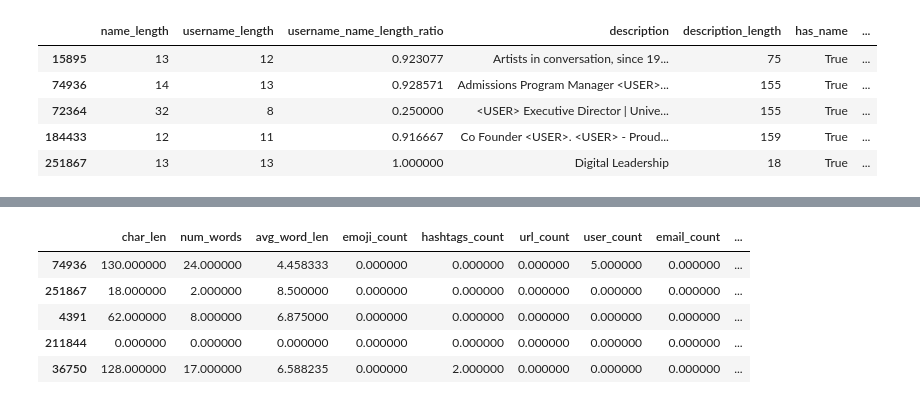
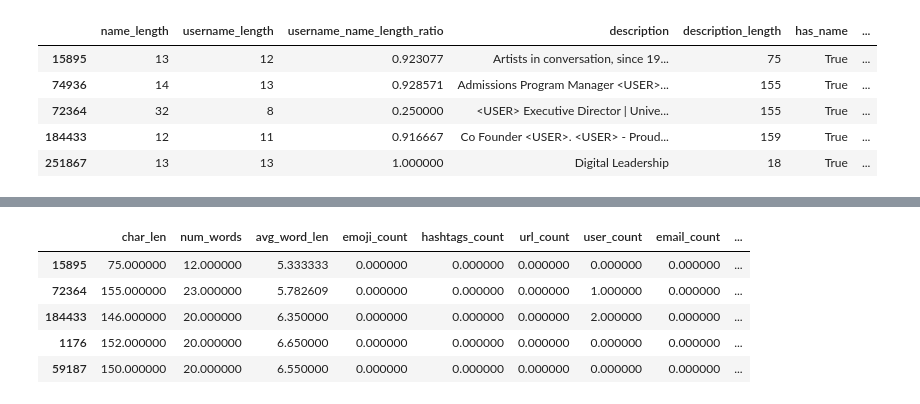
Before and after one commit to julwdo/thesis, a Jupyter notebook: 01_codes/03_nlp_project_main_old.ipynb, the cells around one changed output, grey strips where cells are left out. Saved outputs shown, nothing was run; the diff lists cells and outputs as text; code cells hidden in the pictures.

```diff
--- a/01_codes/03_nlp_project_main_old.ipynb
+++ b/01_codes/03_nlp_project_main_old.ipynb
@@ -1417,15 +1417,27 @@ digit_pattern = r"\d"
 uppercase_pattern = r"[A-Z]"
 
 def compute_description_features(text):
-  if not isinstance(text, str):
-    text = ""
+  if not isinstance(text, str) or text.strip() == "":
+    return {
+        "char_len": None,
+        "num_words": None,
+        "avg_word_len": None,
+        "emoji_count": None,
+        "hashtags_count": None,
+        "url_count": None,
+        "user_count": None,
+        "email_count": None,
+        "digit_ratio": None,
+        "uppercase_ratio": None,
+        "repetition_ratio": None
+    }
 
   # Tokenize by whitespace
   words = text.split()
   num_words = len(words)
 
   # Average word length
-  avg_word_len = np.mean([len(w) for w in words]) if words else 0
+  avg_word_len = np.mean([len(w) for w in words]) if words else None
 
   # Character length
   char_len = len(text)
@@ -1443,16 +1455,16 @@ def compute_description_features(text):
 
   # Digit ratio (digits / total chars)
   digits = len(re.findall(digit_pattern, text))
-  digit_ratio = digits / char_len if char_len > 0 else 0
+  digit_ratio = digits / char_len if char_len > 0 else None
 
   # Uppercase ratio (uppercase letters / total letters)
   letters = re.findall(r"[A-Za-z]", text)
   uppercases = len([c for c in letters if c.isupper()])
-  uppercase_ratio = uppercases / len(letters) if letters else 0
+  uppercase_ratio = uppercases / len(letters) if letters else None
 
   # Repetition ratio (unique words / total words)
   unique_words = len(set(words))
-  repetition_ratio = unique_words / num_words if num_words > 0 else 0
+  repetition_ratio = unique_words / num_words if num_words > 0 else None
 
   return {
       "char_len": char_len,
@@ -1548,11 +1562,11 @@ for feature in desc_features:
 # %%
-desc_features_df_1 = X_y_train.loc[X_y_train["label"] == 1, desc_features.append(pd.Index(["description"]))]
+desc_features_df_1 = X_y_train.loc[X_y_train["label"] == 0, desc_features.append(pd.Index(["description"]))]
 desc_features_df_1.head()
 # %% [output]
 |  | char_len | num_words | avg_word_len | emoji_count | hashtags_count | url_count | user_count | email_count | ... |
-| 74936 | 130.000000 | 24.000000 | 4.458333 | 0.000000 | 0.000000 | 0.000000 | 5.000000 | 0.000000 | ... |
-| 251867 | 18.000000 | 2.000000 | 8.500000 | 0.000000 | 0.000000 | 0.000000 | 0.000000 | 0.000000 | ... |
-| 4391 | 62.000000 | 8.000000 | 6.875000 | 0.000000 | 0.000000 | 0.000000 | 0.000000 | 0.000000 | ... |
-| 211844 | 0.000000 | 0.000000 | 0.000000 | 0.000000 | 0.000000 | 0.000000 | 0.000000 | 0.000000 | ... |
-| 36750 | 128.000000 | 17.000000 | 6.588235 | 0.000000 | 2.000000 | 0.000000 | 0.000000 | 0.000000 | ... |
+| 15895 | 75.000000 | 12.000000 | 5.333333 | 0.000000 | 0.000000 | 0.000000 | 0.000000 | 0.000000 | ... |
+| 72364 | 155.000000 | 23.000000 | 5.782609 | 0.000000 | 0.000000 | 0.000000 | 1.000000 | 0.000000 | ... |
+| 184433 | 146.000000 | 20.000000 | 6.350000 | 0.000000 | 0.000000 | 0.000000 | 2.000000 | 0.000000 | ... |
+| 1176 | 152.000000 | 20.000000 | 6.650000 | 0.000000 | 0.000000 | 0.000000 | 0.000000 | 0.000000 | ... |
+| 59187 | 150.000000 | 20.000000 | 6.550000 | 0.000000 | 0.000000 | 0.000000 | 0.000000 | 0.000000 | ... |
 # %%
```
Also changed, not shown: parts of 5 cells of this notebook.
